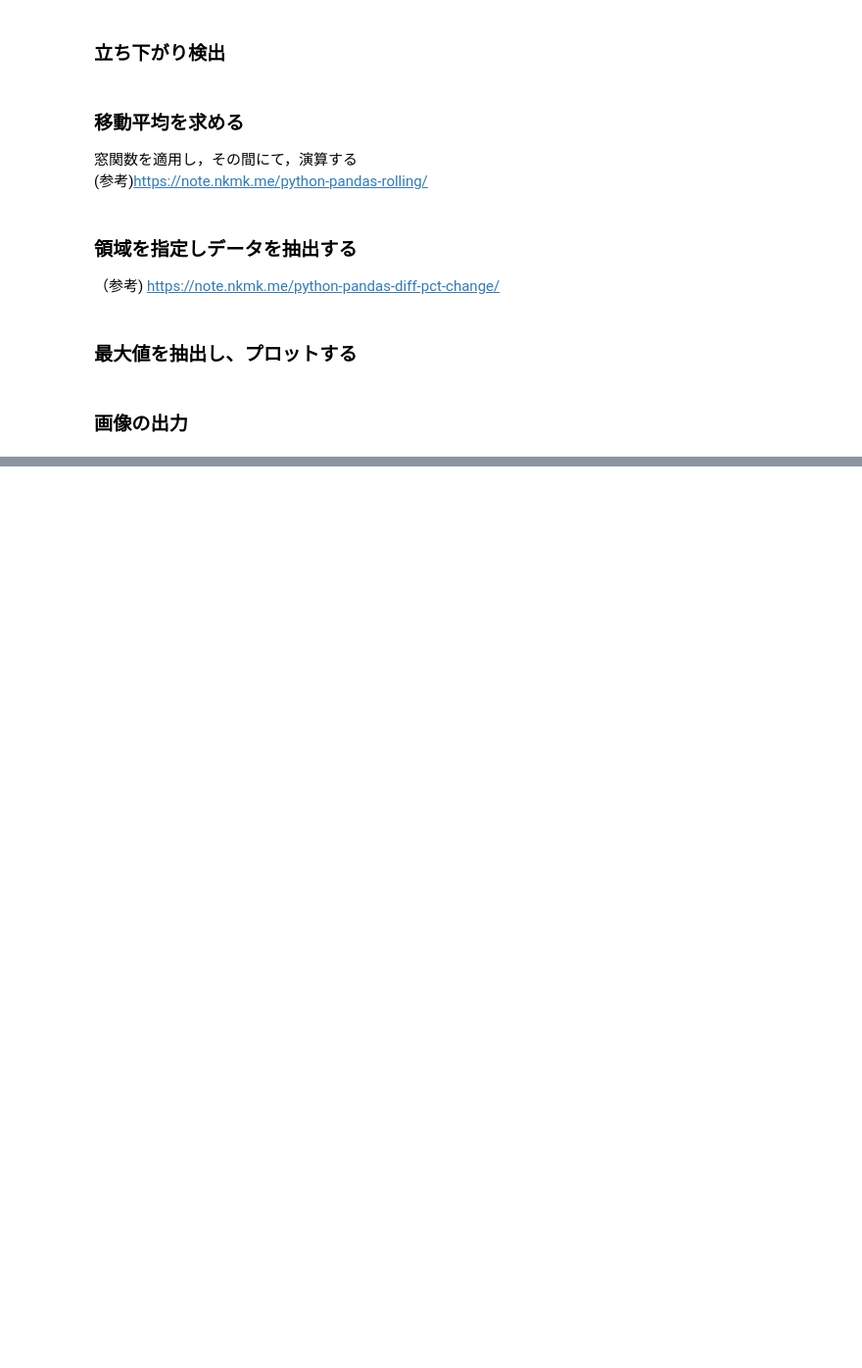
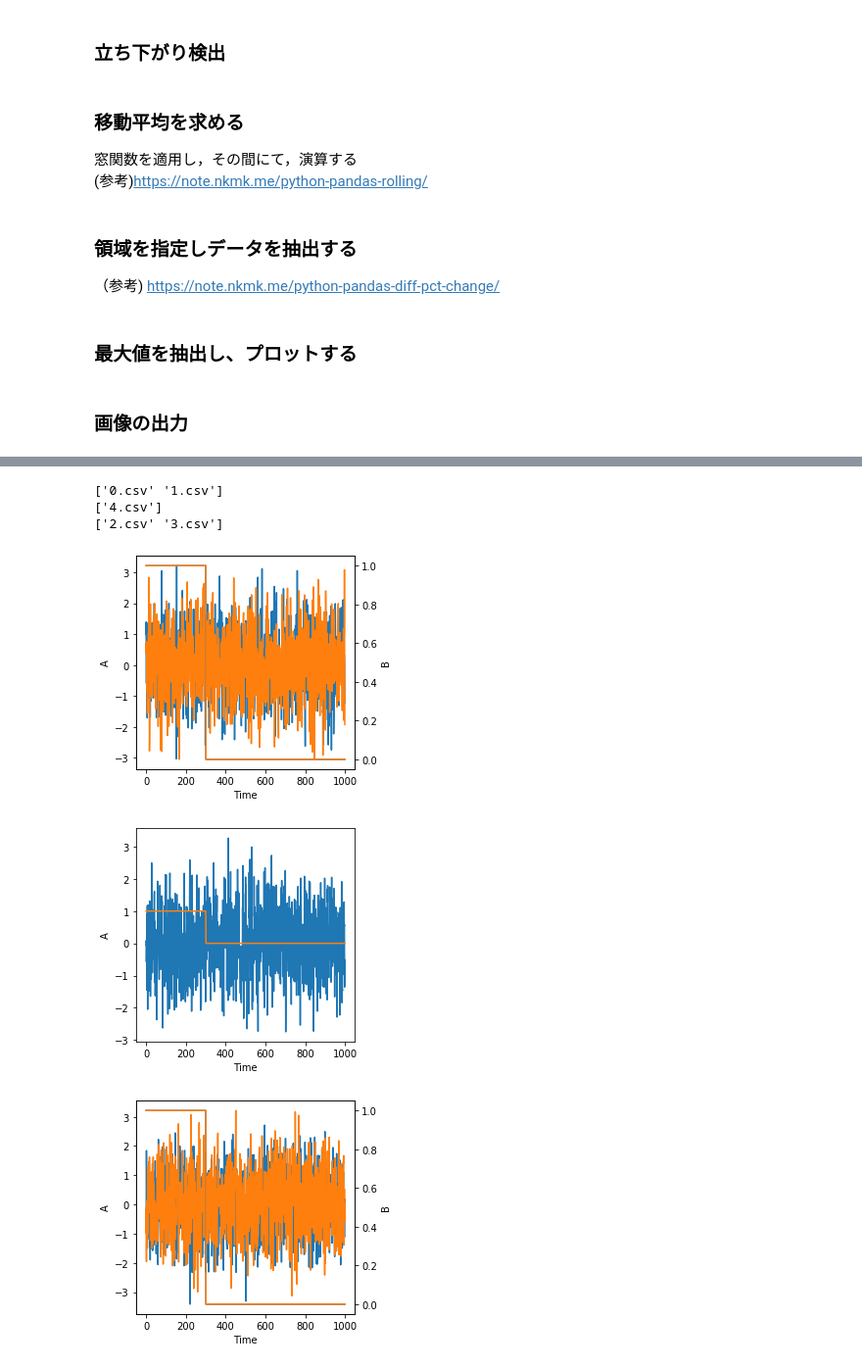
Before and after one commit to tklab717/DataProcessing, a Jupyter notebook: Data_extract_minmax.ipynb, the cells around one changed output, grey strips where cells are left out. Shown at 98% size. Cells and saved outputs as stored; diff of their text form; code cells hidden in the pictures; blank space fills up the shorter version.

```diff
--- a/Data_extract_minmax.ipynb
+++ b/Data_extract_minmax.ipynb
@@ -258,0 +328,10 @@ def output_jpeg(file_name, fig):
+# %%
+#複数の時系列データを比較する
+para_list = ["A", "F_V_down"]
+for i in df_g:
+    df_list = []
+    for j, m in i[1][['num','file_name']]:
+        df_list.append(pd.read_csv("data/"+m, index=[[k + "_"+str(j.num) for k in para_list]])[para_list])
+    df_all = pd.concat(df_list, axis =1)
+    fig = plt.figure(figsize=(4,4))
+    ax１ = fig.add_subplot(111)
@@ -258,0 +340,7 @@ def output_jpeg(file_name, fig):
+# %%
+#保存データの条件
+a=df_meta[['tar_NE', 'tar_GAIRCYL']]
+para_g = []
+for i in range(len(a)):
+    para_g.append(tuple(a.iloc[i]))
+para_g=tuple(set(para_g))
@@ -258,0 +367,36 @@ def output_jpeg(file_name, fig):
+# %%
+#グループごとにデータを読み込み可視化する。
+for i in para_g:
+    df_list = []
+    para_list=[]
+    file = df_g.get_group(i).file_name.values
+    for j in range(len(file)):
+        df_list.append(pd.read_csv("data/"+file[j]))
+        para_list.append(df_list[j][["A", "F_V_down"]])
+        para_list[j].columns= ["A"+str(j+1), "B"+str(j+1)]
+    df_all = pd.concat(para_list,axis=1)
+    fig = plt.figure(figsize=(4,4))
+    ax１ = fig.add_subplot(111)
+    print(file)
+
+    if len(file) == 2:
+        ax1.set_xlabel('Time')
+        ax2 = ax1.twinx()
+        ax1.set_ylabel("A")
+        ax2.set_ylabel("B")
+        ax1.plot(df_all[["A1","A2"]])
+        ax2.plot(df_all[["B1","B2"]])
+
+    else:
+        ax1.set_xlabel('Time')
+        ax1.set_ylabel("A")
+        ax1.plot(df_all[["A1","B1"]])
+
+    output_jpeg(str(i)+".csv", ax2)
+# %% [output]
+['0.csv' '1.csv']
+['4.csv']
+['2.csv' '3.csv']
+[figure, added]
+[figure, added]
+[figure, added]
```
Also changed, not shown: parts of 35 cells of this notebook.
